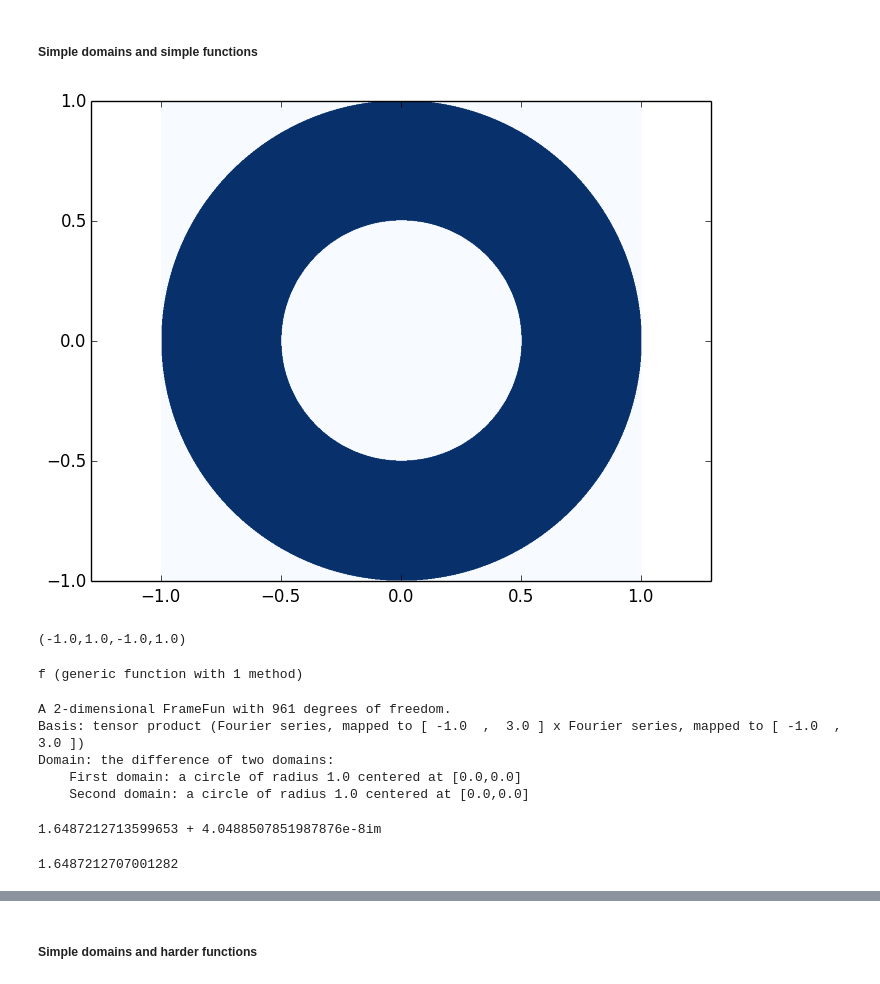
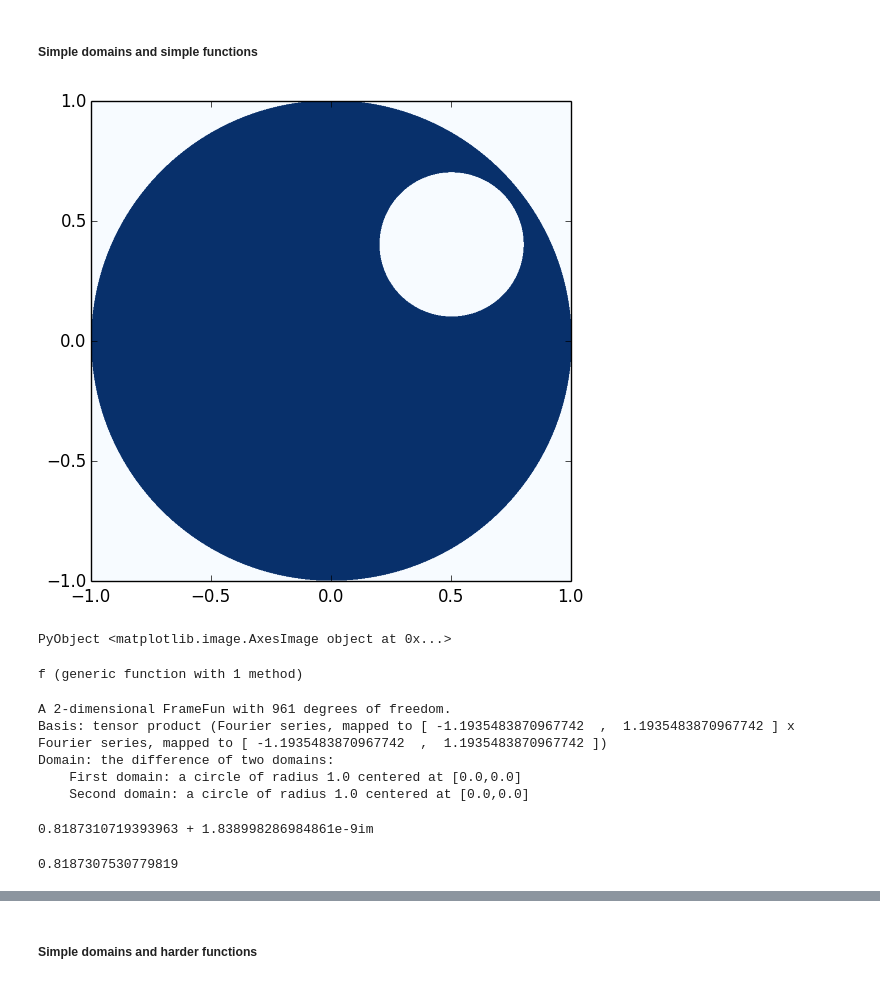
Before and after one commit to JuliaApproximation/FrameFun.jl, a Jupyter notebook: examples/FrameFunDemo.ipynb, the cells around one changed output, grey strips where cells are left out. Drawn from its saved outputs; the diff is of its cells as text; code cells hidden in the pictures.

Commit message:
Updates to examples/FrameFunDemo.ipynb and plotting routines/fractals.

```diff
--- a/examples/FrameFunDemo.ipynb
+++ b/examples/FrameFunDemo.ipynb
@@ -38,10 +85,10 @@ PyObject <matplotlib.text.Text object at 0x...>
 # %% [markdown]
 ##### Simple domains and simple functions
 # %%
-C = Disk(1.0)- Disk(0.5); FrameFuns.plot_domain(C, n=1000)
+C = Disk(1.0)- Disk(0.3,[0.4; 0.5]); FrameFuns.plot_domain(C, n=1000)
 # %% [output]
-[figure, old version]
+[figure, new version]
-(-1.0,1.0,-1.0,1.0)
+PyObject <matplotlib.image.AxesImage object at 0x...>
 # %%
 f(x,y) = exp(x+y)
 # %% [output]
@@ -50,15 +97,15 @@ f (generic function with 1 method)
 f2 = ExpFun(f,C)
 # %% [output]
 A 2-dimensional FrameFun with 961 degrees of freedom.
-Basis: tensor product (Fourier series, mapped to [ -1.0  ,  3.0 ] x Fourier series, mapped to [ -1.0  ,  3.0 ])
+Basis: tensor product (Fourier series, mapped to [ -1.1935483870967742  ,  1.1935483870967742 ] x Fourier series, mapped to [ -1.1935483870967742  ,  1.1935483870967742 ])
 Domain: the difference of two domains:
     First domain: a circle of radius 1.0 centered at [0.0,0.0]
     Second domain: a circle of radius 1.0 centered at [0.0,0.0]
 # %%
-f2(0.1, 0.4)
+f2(-0.6, 0.4)
 # %% [output]
-1.6487212713599653 + 4.0488507851987876e-8im
+0.8187310719393963 + 1.838998286984861e-9im
 # %%
-exp(0.1+0.4)
+exp(-0.6+0.4)
 # %% [output]
-1.6487212707001282
+0.8187307530779819
```
Also changed, not shown: parts of 47 cells of this notebook, 7 other files.
